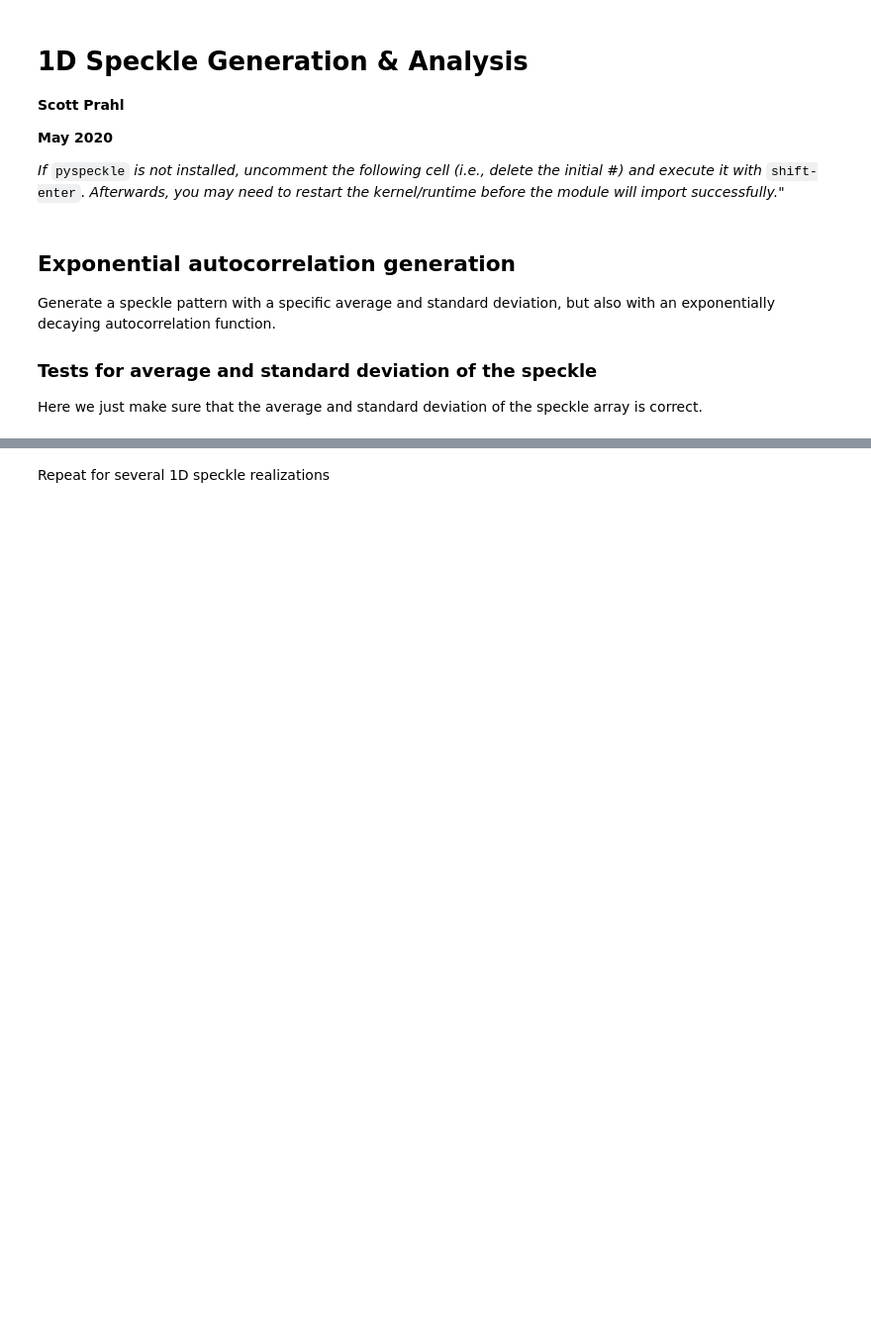
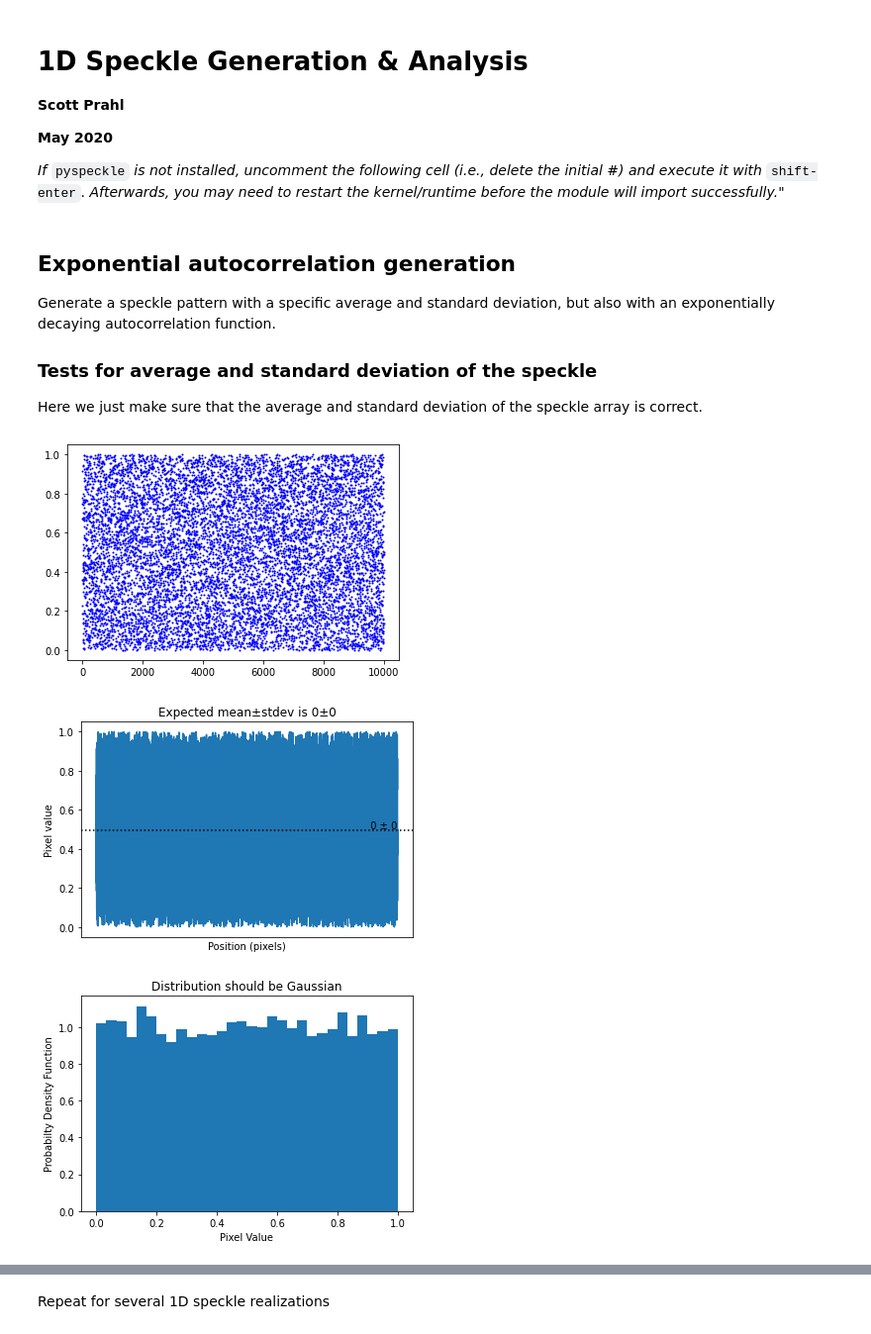
Before and after one commit to scottprahl/pyspeckle, a Jupyter notebook: docs/0-One-Dim-Speckle-Basics.ipynb, the cells around one changed output, grey strips where cells are left out. Shown at 99% size. Cells and saved outputs as stored; diff of their text form; code cells hidden in the pictures; blank space fills up the shorter version.

```diff
--- a/docs/0-One-Dim-Speckle-Basics.ipynb
+++ b/docs/0-One-Dim-Speckle-Basics.ipynb
@@ -26,6 +26,33 @@ Generate a speckle pattern with a specific average and standard deviation, but a
 ### Tests for average and standard deviation of the speckle
 
 Here we just make sure that the average and standard deviation of the speckle array is correct.
+# %%
+M=10000
+y = np.random.random(M)
+plt.plot(y,'ob',markersize=1)
+plt.show()
+
+avg = np.mean(y)
+stdev = np.sqrt(np.var(y))
+
+plt.plot(y)
+plt.axhline(ave, ls=':', color='black')
+plt.text(M, ave, "  %.0f ± %.0f"%(ave,std), ha='right', va='bottom')
+plt.title("Expected mean±stdev is %.0f±%0.f" % (avg,stdev))
+plt.xlabel('Position (pixels)')
+plt.ylabel('Pixel value')
+plt.xticks([])
+plt.show()
+
+count, bins, ignored = plt.hist(y, 30, density=True)
+plt.xlabel("Pixel Value")
+plt.ylabel("Probabilty Density Function")
+plt.title("Distribution should be Gaussian")
+plt.show()
+# %% [output]
+[figure, added]
+[figure, added]
+[figure, added]
 # %%
 M     = 200000 # number of pixels in speckle realization
 cl    = 300    # correlation length in pixels
```
Also changed, not shown: parts of 5 cells of this notebook, 5 other files.
